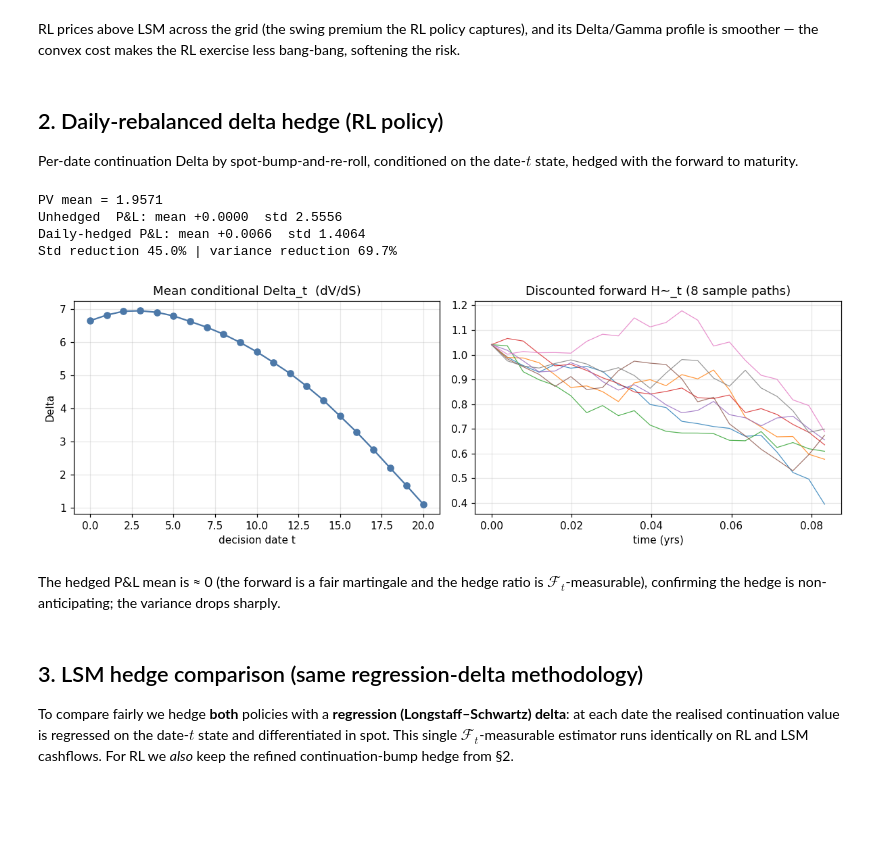
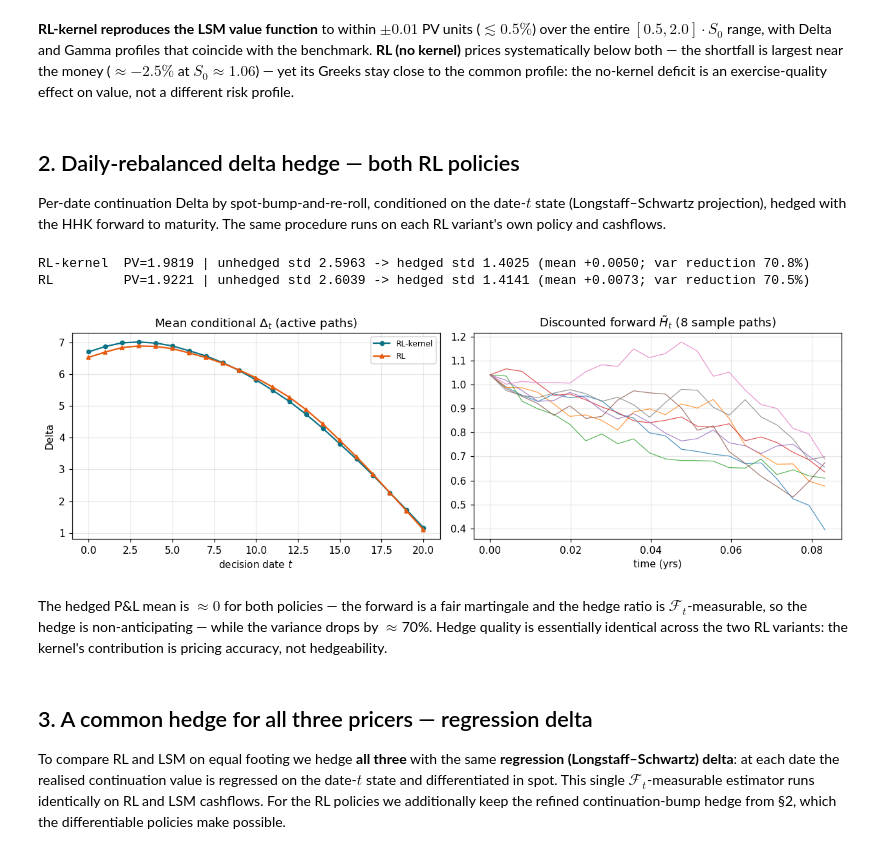
Before and after one commit to ithakis/DRL-Swing-Options, a Jupyter notebook: Jupyter Notebooks/Hedging.ipynb, the cells around one changed output. Cells and saved outputs as stored; diff of their text form; code cells hidden in the pictures; blank space fills up the shorter version.

```diff
--- a/Jupyter Notebooks/Hedging.ipynb
+++ b/Jupyter Notebooks/Hedging.ipynb
@@ -167,48 +178,51 @@ pd.DataFrame({
-# %% [markdown]
-RL prices above LSM across the grid (the swing premium the RL policy captures), and its Delta/Gamma
-profile is smoother — the convex cost makes the RL exercise less bang-bang, softening the risk.
+# %% [markdown]
+**RL-kernel reproduces the LSM value function** to within $\pm0.01$ PV units ($\lesssim0.5\%$)
+over the entire $[0.5,2.0]\cdot S_0$ range, with Delta and Gamma profiles that coincide with the
+benchmark. **RL (no kernel)** prices systematically below both — the shortfall is largest near the
+money ($\approx-2.5\%$ at $S_0\approx1.06$) — yet its Greeks stay close to the common profile: the
+no-kernel deficit is an exercise-quality effect on value, not a different risk profile.
 # %% [markdown]
-## 2. Daily-rebalanced delta hedge (RL policy)
+## 2. Daily-rebalanced delta hedge — both RL policies
 
-Per-date continuation Delta by spot-bump-and-re-roll, conditioned on the date-$t$ state, hedged with
-the forward to maturity.
+Per-date continuation Delta by spot-bump-and-re-roll, conditioned on the date-$t$ state
+(Longstaff–Schwartz projection), hedged with the HHK forward to maturity. The same procedure runs on
+each RL variant's own policy and cashflows.
 # %%
+H = {}
 with quiet():
-    H = rl_dynamic_delta_hedge(agent, contract, hhk, S0, n_paths=N_HEDGE, seed=SEED, h=0.01)
+    for label, (agent, _) in agents.items():
+        H[label] = rl_dynamic_delta_hedge(agent, contract, hhk, S0, n_paths=N_HEDGE, seed=SEED, h=0.01)
 
-m_unh = compute_pnl_risk_metrics(H.pnl_unhedged)
-m_hed = compute_pnl_risk_metrics(H.pnl_hedged)
-print(f"PV mean = {H.pv.mean():.4f}")
-print(f"Unhedged  P&L: mean {m_unh.mean_pnl:+.4f}  std {m_unh.std_pnl:.4f}")
-print(f"Daily-hedged P&L: mean {m_hed.mean_pnl:+.4f}  std {m_hed.std_pnl:.4f}")
-print(f"Std reduction {100*(1-m_hed.std_pnl/m_unh.std_pnl):.1f}% | "
-      f"variance reduction {100*(1-m_hed.variance_pnl/m_unh.variance_pnl):.1f}%")
-
-# Mean conditional delta & hedge ratio across dates (active paths only).
 dates = np.arange(contract.n_rights - 1)
-mean_delta = np.array([H.delta_t[H.delta_t[:, t] != 0, t].mean() if (H.delta_t[:, t] != 0).any() else np.nan
-                       for t in dates])
-fig, ax = plt.subplots(1, 2, figsize=(11, 3.8))
-ax[0].plot(dates, mean_delta, "o-", color="#4c78a8"); ax[0].set_title("Mean conditional Delta_t  (dV/dS)")
-ax[0].set_xlabel("decision date t"); ax[0].set_ylabel("Delta")
-ax[1].plot(H.t_grid, H.Htilde[:8].T, lw=0.8, alpha=0.8)
-ax[1].set_title("Discounted forward H~_t (8 sample paths)"); ax[1].set_xlabel("time (yrs)")
+fig, ax = plt.subplots(1, 2, figsize=(11.5, 3.9))
+for label, h in H.items():
+    m_u, m_h = compute_pnl_risk_metrics(h.pnl_unhedged), compute_pnl_risk_metrics(h.pnl_hedged)
+    print(f"{label:10s} PV={h.pv.mean():.4f} | unhedged std {m_u.std_pnl:.4f} -> hedged std {m_h.std_pnl:.4f} "
+          f"(mean {m_h.mean_pnl:+.4f}; var reduction {100*(1-m_h.variance_pnl/m_u.variance_pnl):.1f}%)")
+    mean_delta = np.array([h.delta_t[h.delta_t[:, t] != 0, t].mean()
+                           if (h.delta_t[:, t] != 0).any() else np.nan for t in dates])
+    ax[0].plot(dates, mean_delta, VMRK[label] + "-", color=VCOL[label], ms=4, label=label)
+ax[0].set(title="Mean conditional $\\Delta_t$ (active paths)", xlabel="decision date $t$", ylabel="Delta")
+ax[0].legend(fontsize=8)
+ax[1].plot(H["RL-kernel"].t_grid, H["RL-kernel"].Htilde[:8].T, lw=0.8, alpha=0.8)
+ax[1].set(title="Discounted forward $\\tilde H_t$ (8 sample paths)", xlabel="time (yrs)")
 fig.tight_layout(); fig.savefig(os.path.join(FIGS_DIR, "hedging_daily_mechanics.png"), bbox_inches="tight")
 plt.show()
 # %% [output]
-PV mean = 1.9571
-Unhedged  P&L: mean +0.0000  std 2.5556
-Daily-hedged P&L: mean +0.0066  std 1.4064
-Std reduction 45.0% | variance reduction 69.7%
+RL-kernel  PV=1.9819 | unhedged std 2.5963 -> hedged std 1.4025 (mean +0.0050; var reduction 70.8%)
+RL         PV=1.9221 | unhedged std 2.6039 -> hedged std 1.4141 (mean +0.0073; var reduction 70.5%)
-[figure, old version]
+[figure, new version]
 # %% [markdown]
-The hedged P&L mean is ≈ 0 (the forward is a fair martingale and the hedge ratio is
-$\mathcal F_t$-measurable), confirming the hedge is non-anticipating; the variance drops sharply.
+The hedged P&L mean is $\approx 0$ for both policies — the forward is a fair martingale and the
+hedge ratio is $\mathcal F_t$-measurable, so the hedge is non-anticipating — while the variance drops
+by $\approx$70%. Hedge quality is essentially identical across the two RL variants: the kernel's
+contribution is pricing accuracy, not hedgeability.
 # %% [markdown]
-## 3. LSM hedge comparison (same regression-delta methodology)
+## 3. A common hedge for all three pricers — regression delta
 
-To compare fairly we hedge **both** policies with a **regression (Longstaff–Schwartz) delta**: at each
-date the realised continuation value is regressed on the date-$t$ state and differentiated in spot.
-This single $\mathcal F_t$-measurable estimator runs identically on RL and LSM cashflows. For RL we
-*also* keep the refined continuation-bump hedge from §2.
+To compare RL and LSM on equal footing we hedge **all three** with the same **regression
+(Longstaff–Schwartz) delta**: at each date the realised continuation value is regressed on the
+date-$t$ state and differentiated in spot. This single $\mathcal F_t$-measurable estimator runs
+identically on RL and LSM cashflows. For the RL policies we additionally keep the refined
+continuation-bump hedge from §2, which the differentiable policies make possible.
 # %%
```
Also changed, not shown: parts of 9 cells of this notebook, 49 other files.
